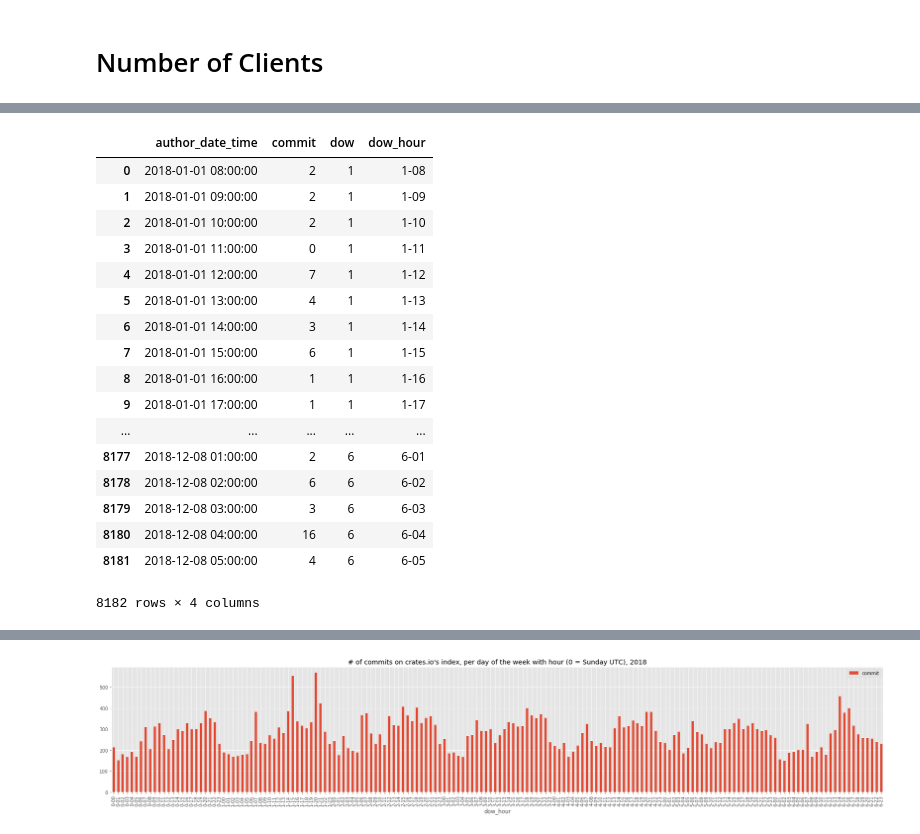
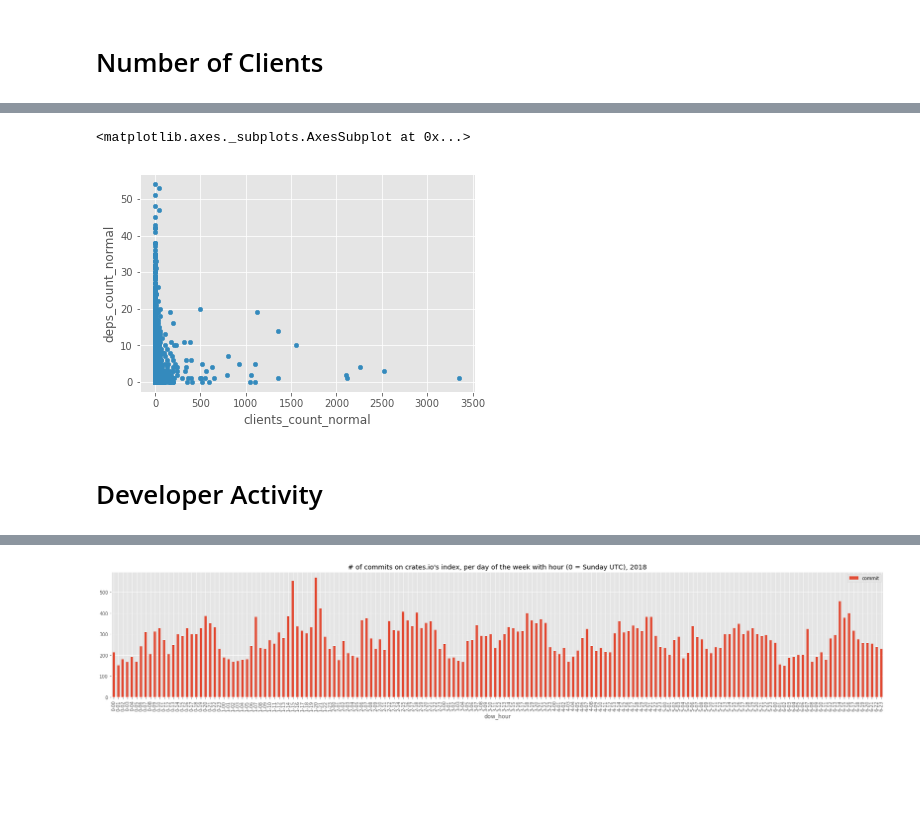
Before and after one commit to kzys/8-p.info, a Jupyter notebook: rustacean-report/crates-io.ipynb, the cells around one changed output, grey strips where cells are left out. Drawn from its saved outputs; the diff is of its cells as text; code cells hidden in the pictures; blank space fills up the shorter version.

```diff
--- a/rustacean-report/crates-io.ipynb
+++ b/rustacean-report/crates-io.ipynb
@@ -82,3 +141,10 @@ df_clients.sort_values('clients_count_build', ascending = False)[['clients_count
+# %%
+df_deps_clients[['deps_count_normal', 'clients_count_normal']].fillna(0).plot.scatter('clients_count_normal', 'deps_count_normal')
+# %% [output]
+<matplotlib.axes._subplots.AxesSubplot at 0x...>
+[figure, added]
+# %% [markdown]
+# Developer Activity
 # %%
 def crates_io_dow(df):
     result = df.copy()
@@ -101,23 +168,3 @@ def crates_io_dow(df):
 df1 = pd.read_csv('git-log-snapshot-2018-1.csv', names = ['author_date_time', 'commit'])
 df2 = pd.read_csv('git-log-snapshot-2018-2.csv', names = ['author_date_time', 'commit'])
 df = crates_io_dow(pd.concat([df1, df2]))
-df
-# %% [output]
-|  | author_date_time | commit | dow | dow_hour |
-| 0 | 2018-01-01 08:00:00 | 2 | 1 | 1-08 |
-| 1 | 2018-01-01 09:00:00 | 2 | 1 | 1-09 |
-| 2 | 2018-01-01 10:00:00 | 2 | 1 | 1-10 |
-| 3 | 2018-01-01 11:00:00 | 0 | 1 | 1-11 |
-| 4 | 2018-01-01 12:00:00 | 7 | 1 | 1-12 |
-| 5 | 2018-01-01 13:00:00 | 4 | 1 | 1-13 |
-| 6 | 2018-01-01 14:00:00 | 3 | 1 | 1-14 |
-| 7 | 2018-01-01 15:00:00 | 6 | 1 | 1-15 |
-| 8 | 2018-01-01 16:00:00 | 1 | 1 | 1-16 |
-| 9 | 2018-01-01 17:00:00 | 1 | 1 | 1-17 |
-| ... | ... | ... | ... | ... |
-| 8177 | 2018-12-08 01:00:00 | 2 | 6 | 6-01 |
-| 8178 | 2018-12-08 02:00:00 | 6 | 6 | 6-02 |
-| 8179 | 2018-12-08 03:00:00 | 3 | 6 | 6-03 |
-| 8180 | 2018-12-08 04:00:00 | 16 | 6 | 6-04 |
-| 8181 | 2018-12-08 05:00:00 | 4 | 6 | 6-05 |
-8182 rows × 4 columns
```
Also changed, not shown: parts of 15 cells of this notebook, 4 other files.
